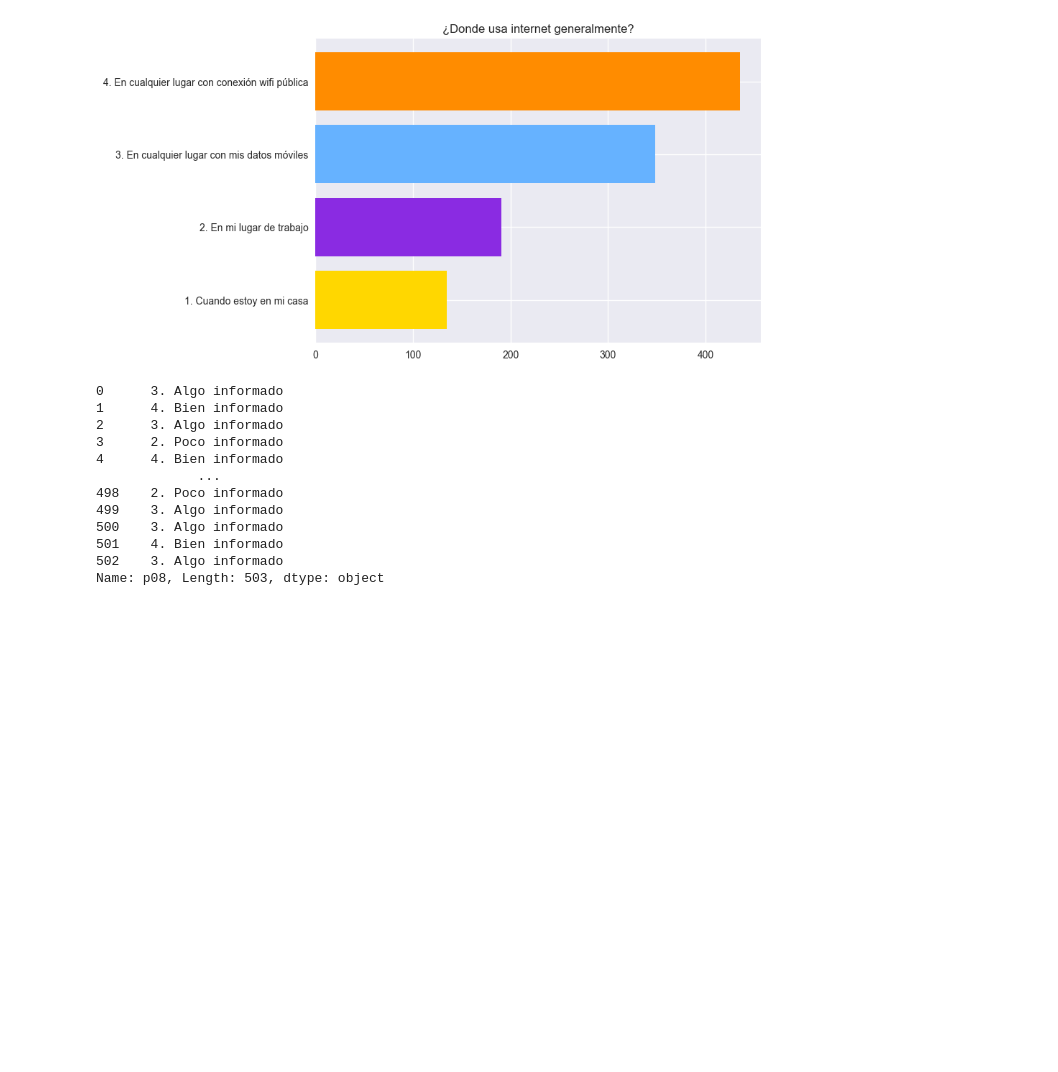
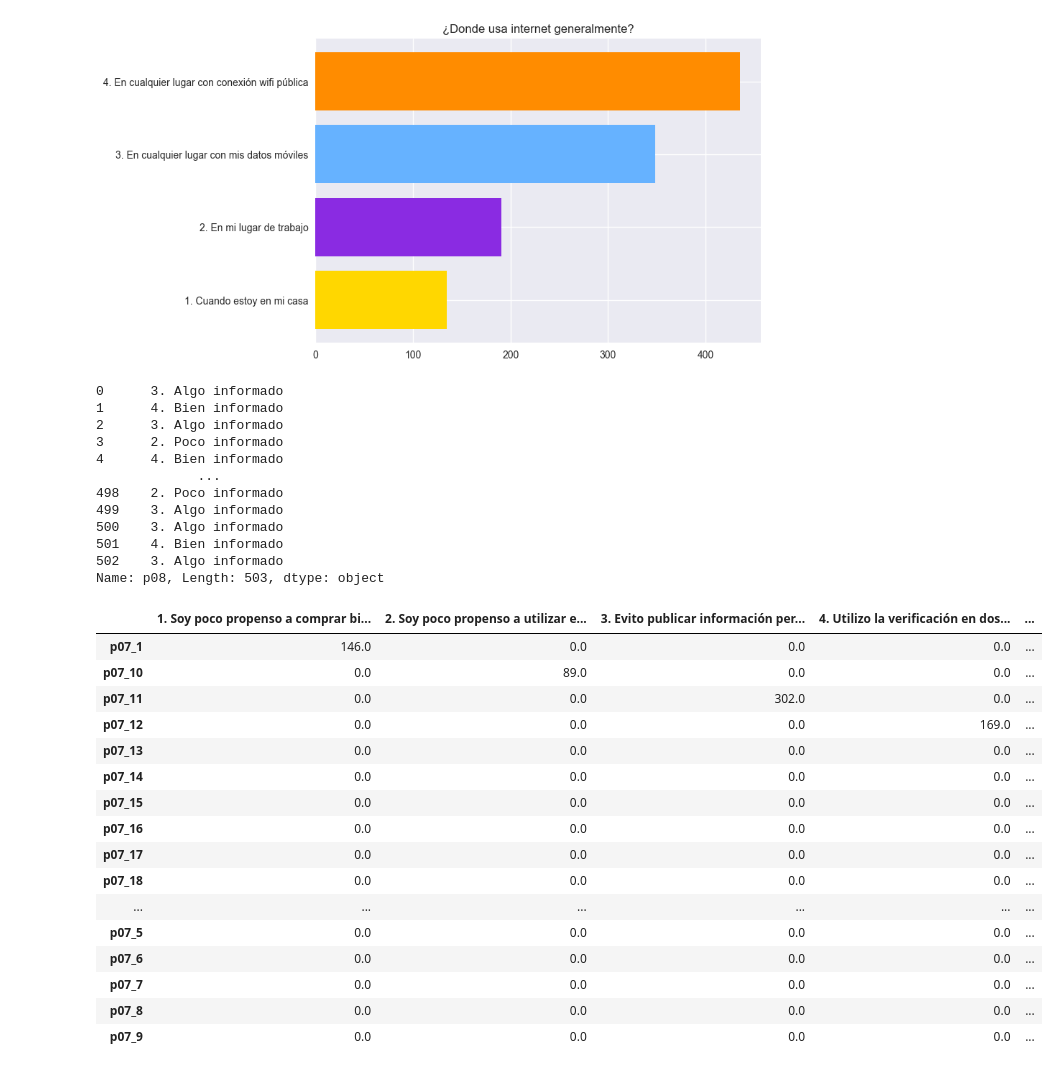
Before and after one commit to agustinFiori32/Ciberdelitos, a Jupyter notebook: new.ipynb, the cells around one changed output. Drawn from its saved outputs; the diff is of its cells as text; code cells hidden in the pictures; blank space fills up the shorter version.

```diff
--- a/new.ipynb
+++ b/new.ipynb
@@ -216,0 +217,20 @@ fig.show()
+# %%
+resumen_p07
+# %% [output]
+|  | 1. Soy poco propenso a comprar bi... | 2. Soy poco propenso a utilizar e... | 3. Evito publicar información per... | 4. Utilizo la verificación en dos... | ... |
+| p07_1 | 146.0 | 0.0 | 0.0 | 0.0 | ... |
+| p07_10 | 0.0 | 89.0 | 0.0 | 0.0 | ... |
+| p07_11 | 0.0 | 0.0 | 302.0 | 0.0 | ... |
+| p07_12 | 0.0 | 0.0 | 0.0 | 169.0 | ... |
+| p07_13 | 0.0 | 0.0 | 0.0 | 0.0 | ... |
+| p07_14 | 0.0 | 0.0 | 0.0 | 0.0 | ... |
+| p07_15 | 0.0 | 0.0 | 0.0 | 0.0 | ... |
+| p07_16 | 0.0 | 0.0 | 0.0 | 0.0 | ... |
+| p07_17 | 0.0 | 0.0 | 0.0 | 0.0 | ... |
+| p07_18 | 0.0 | 0.0 | 0.0 | 0.0 | ... |
+| ... | ... | ... | ... | ... | ... |
+| p07_5 | 0.0 | 0.0 | 0.0 | 0.0 | ... |
+| p07_6 | 0.0 | 0.0 | 0.0 | 0.0 | ... |
+| p07_7 | 0.0 | 0.0 | 0.0 | 0.0 | ... |
+| p07_8 | 0.0 | 0.0 | 0.0 | 0.0 | ... |
+| p07_9 | 0.0 | 0.0 | 0.0 | 0.0 | ... |
```
Also changed, not shown: parts of 11 cells of this notebook.
